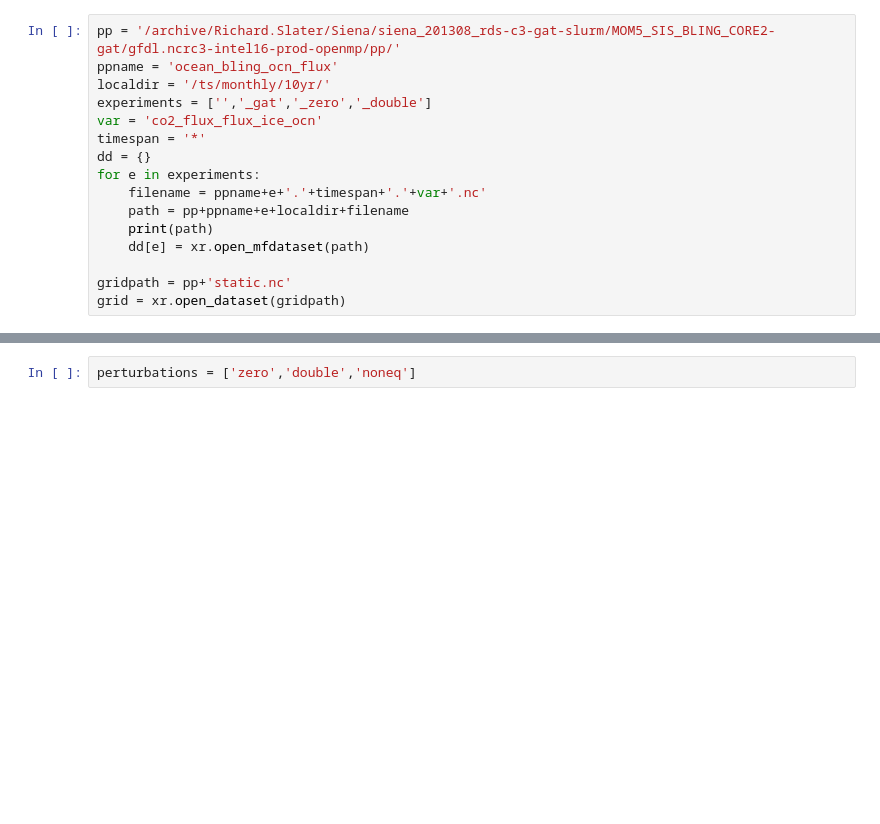
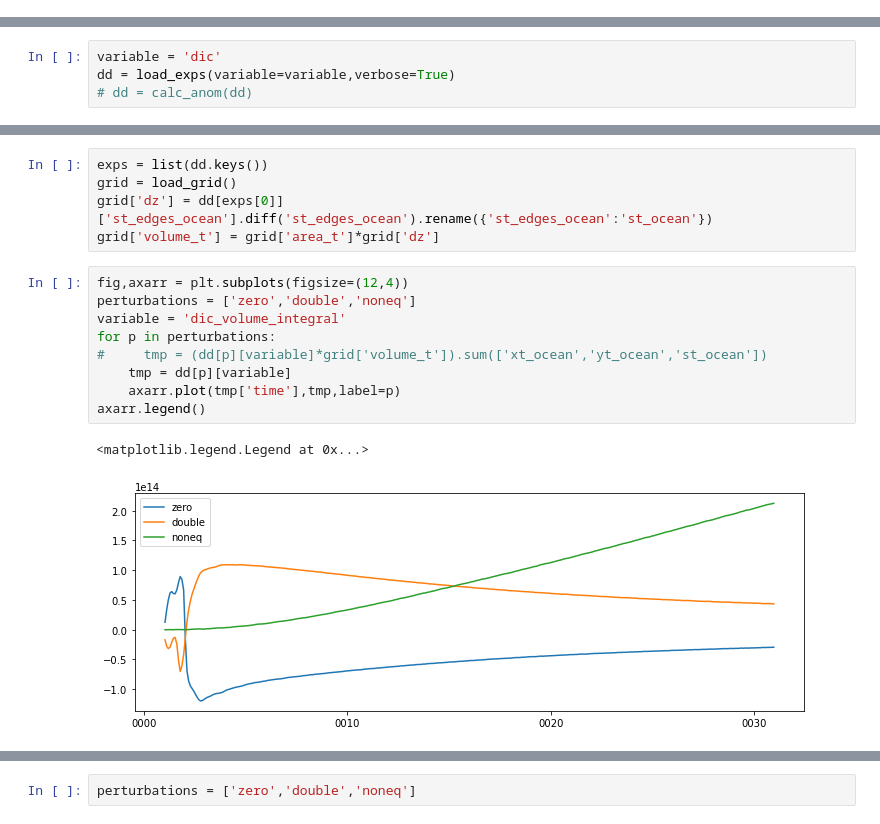
Before and after one commit to gmacgilchrist/esm2m, a Jupyter notebook: notebooks/dev_bio-pump-timescales.ipynb, the cells around one changed output, grey strips where cells are left out. Cells and saved outputs as stored; diff of their text form; blank space fills up the shorter version.

```diff
--- a/notebooks/dev_bio-pump-timescales.ipynb
+++ b/notebooks/dev_bio-pump-timescales.ipynb
@@ -6,16 +5,0 @@ import matplotlib.pyplot as plt
-# %%
-pp = '/archive/Richard.Slater/Siena/siena_201308_rds-c3-gat-slurm/MOM5_SIS_BLING_CORE2-gat/gfdl.ncrc3-intel16-prod-openmp/pp/'
-ppname = 'ocean_bling_ocn_flux'
-localdir = '/ts/monthly/10yr/'
-experiments = ['','_gat','_zero','_double']
-var = 'co2_flux_flux_ice_ocn'
-timespan = '*'
-dd = {}
-for e in experiments:
-    filename = ppname+e+'.'+timespan+'.'+var+'.nc'
-    path = pp+ppname+e+localdir+filename
-    print(path)
-    dd[e] = xr.open_mfdataset(path)
-
-gridpath = pp+'static.nc'
-grid = xr.open_dataset(gridpath)
@@ -30,0 +130,4 @@ dd['noneq'] = dd['']-dd['_gat']
+# %%
+variable = 'dic'
+dd = load_exps(variable=variable,verbose=True)
+# dd = calc_anom(dd)
@@ -30,0 +139,17 @@ dd['noneq'] = dd['']-dd['_gat']
+# %%
+exps = list(dd.keys())
+grid = load_grid()
+grid['dz'] = dd[exps[0]]['st_edges_ocean'].diff('st_edges_ocean').rename({'st_edges_ocean':'st_ocean'})
+grid['volume_t'] = grid['area_t']*grid['dz']
+# %%
+fig,axarr = plt.subplots(figsize=(12,4))
+perturbations = ['zero','double','noneq']
+variable = 'dic_volume_integral'
+for p in perturbations:
+#     tmp = (dd[p][variable]*grid['volume_t']).sum(['xt_ocean','yt_ocean','st_ocean'])
+    tmp = dd[p][variable]
+    axarr.plot(tmp['time'],tmp,label=p)
+axarr.legend()
+# %% [output]
+<matplotlib.legend.Legend at 0x...>
+[figure, added]
```
Also changed, not shown: parts of 12 cells of this notebook.
